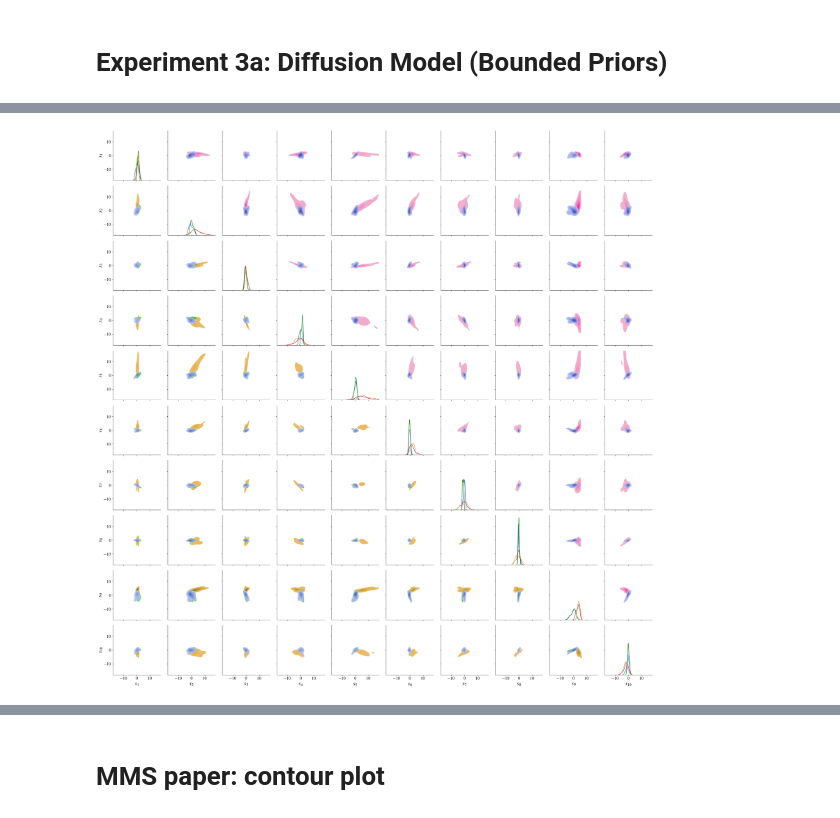
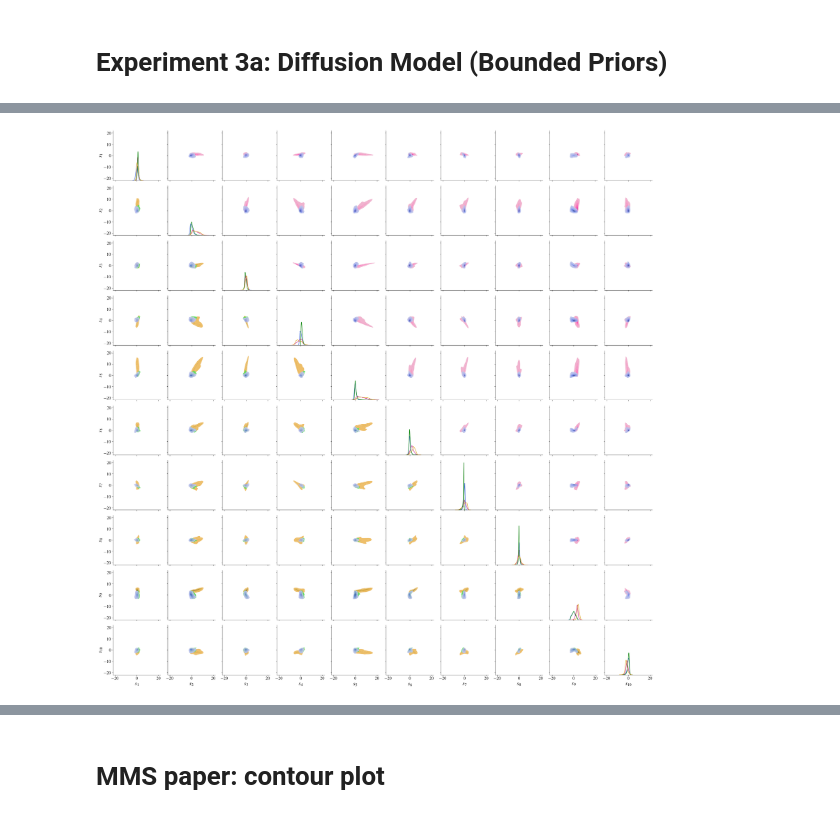
Before and after one commit to marvinschmitt/ModelMisspecificationBF, a Jupyter notebook: abf_ddm_bounded_bf.ipynb, the cells around one changed output, grey strips where cells are left out. Drawn from its saved outputs; the diff is of its cells as text; code cells hidden in the pictures.

```diff
--- a/abf_ddm_bounded_bf.ipynb
+++ b/abf_ddm_bounded_bf.ipynb
@@ -316,7 +316,7 @@ color_codes = {
     "fast+slow" : "mediumvioletred"
 }
 # %%
-n_sim = 10
+n_sim = 10000
 
 
 # Pairplot of summary network outputs
@@ -350,34 +350,34 @@ g.map_lower(plot_subset, mask=
                 (df["MMS"] == 'slow') |
                 (df["MMS"] == 'No MMS')
            )
            )
 
 
 g.map_upper(plot_subset, mask=
             (
                 (df["MMS"] == 'fast+slow') |
                 (df["MMS"] == 'No MMS')
            )
            )
 
 
 
 
 absmax = np.ceil(np.abs(df.iloc[:, 1:].values).max())
 ticks = np.arange(-100, 100, 5)
 ticks = ticks[(ticks>-absmax) & (ticks<absmax)]
 
 for ax in g.axes.flatten():
     ax.set_xlim(-absmax, absmax)
     ax.set_ylim(-absmax, absmax)
 
     #ax.set_xticks(ticks)
     #ax.set_yticks(ticks)
 
 
 plt.savefig(f"plots/abf_ddm_pairplot.{FILEFORMAT}", bbox_inches="tight", dpi=DPI)
 # %% [output]
-[figure, old version]
+[figure, new version]
 # %%
 plt.figure(figsize=(0.1,0.1))
 plt.gca().set_axis_off()
```
Also changed, not shown: parts of 16 cells of this notebook, 3 other files.
